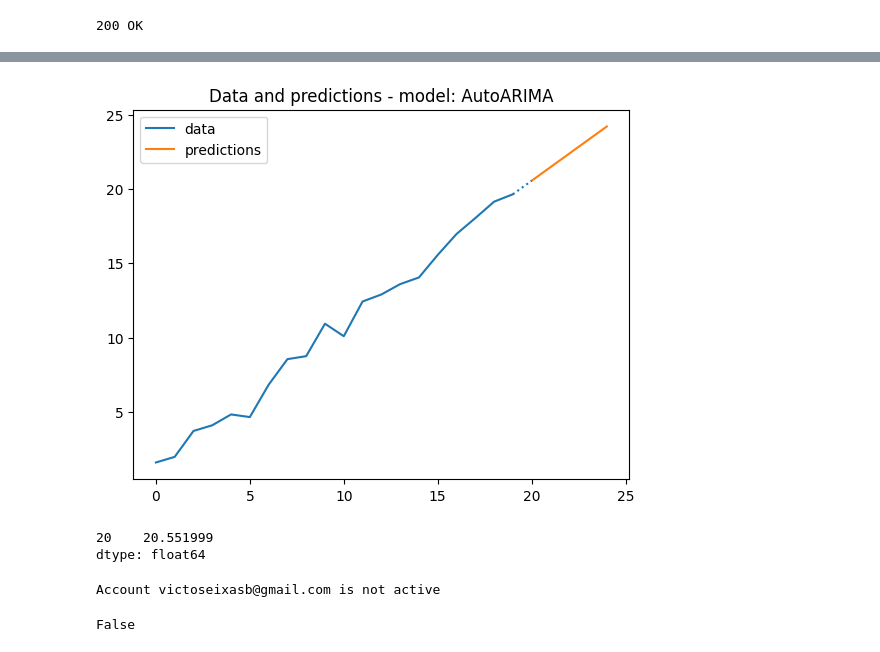
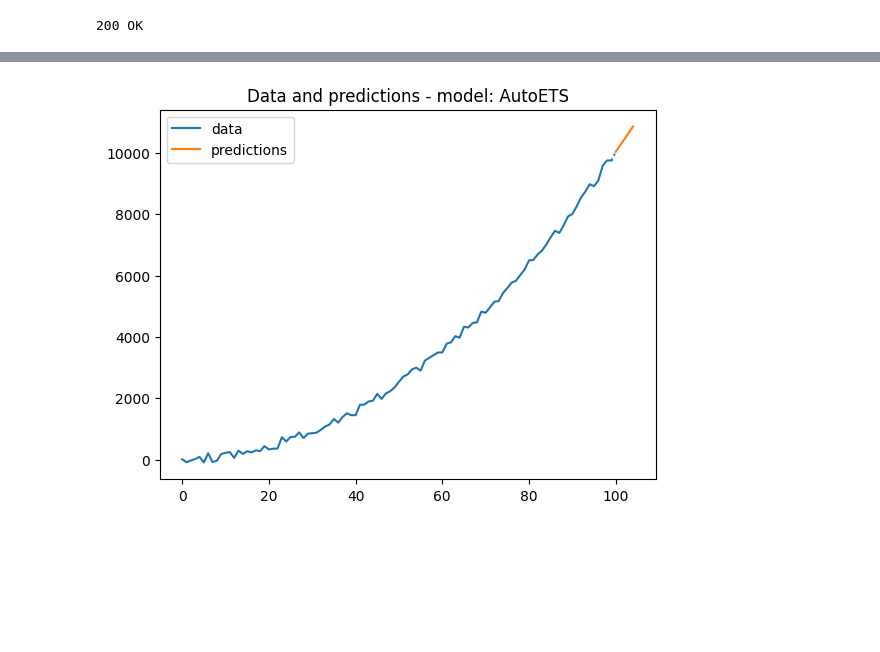
Before and after one commit to Victor-Botelho/forecast-api, a Jupyter notebook: notebooks/explore.ipynb, the cells around one changed output, grey strips where cells are left out. Cells and saved outputs as stored; diff of their text form; code cells hidden in the pictures; blank space fills up the shorter version.

```diff
--- a/notebooks/explore.ipynb
+++ b/notebooks/explore.ipynb
@@ -43,10 +42,10 @@ def generate_log(n: int, a: float, std: float = 1):
     return x, y
 
 
-# _, y = generate_linear(20, 1, 0.5)
-# _, y = generate_exponential(100, 1, 100)
-_, y = generate_sin(100, 1, 0.1)
-# _, y = generate_log(100, 1, 0.3)
+# _, y = generate_linear(100, 1, 0.5)
+_, y = generate_exponential(100, 1, 100)
+# _, y = generate_sin(100, 1, 0.1)
+# _, y = generate_log(100, 1, 0.1)
 
 # Plot the data
 plt.plot(y)
@@ -57,15 +56,14 @@ plt.show()
 # %%
 # Run a POST request to the server
 payload = {
-    'model': 'fast',
+    'model': 'cv',
     'horizon': 5,
     'series': y.round(2).tolist()
 }
 
 payload_json = json.dumps(payload)
 
-# host = 'localhost'
-url = 'https://forecast-api-fm46betxta-uc.a.run.app/forecast'
+url = 'http://localhost:8000/forecast'
 response = requests.post(url, json=payload)
 response_json = response.json()
 choice_model = response_json['model']
@@ -166,80 +76,33 @@ dtype: float64
 # Reindex the data
 y_plot = pd.Series(y)
 predictions = pd.Series(predictions, index=np.arange(len(y_plot), len(y_plot) + len(predictions)))
 
 # y_plot = pd.concat([y_plot, predictions[:1]], axis=0)
 
 # Include a vertical line to show where the data ends and the predictions begin
 # plt.axvline(predictions.index[0], color='gray', linestyle=':')
 
-bridge = np.array([y.iloc[-1], predictions.iloc[0]])
-bridge = pd.Series(bridge, index=[len(y) - 1, len(y)])
+bridge = np.array([y_plot.iloc[-1], predictions.iloc[0]])
+bridge = pd.Series(bridge, index=[len(y_plot) - 1, len(y_plot)])
 
 # Plot both the data and the predictions (in different colors)
 plt.plot(y_plot, label='data', color='tab:blue')
 
 # If there is only one prediction, plot it as a point
 if len(predictions) == 1:
     plt.plot(len(y_plot), predictions, 'o', label='prediction')
 else:
     plt.plot(predictions, label='predictions', color='tab:orange')
 
     # Include a marker on the first prediction
     # plt.plot(predictions[:1], 'o', color='tab:orange', markersize=5)
 
 plt.plot(bridge, color='tab:blue', linestyle=':')
 
 plt.legend()
 
 
 plt.title(f'Data and predictions - model: {choice_model}')
 plt.show()
 # %% [output]
-[figure, old version]
+[figure, new version]
-# %%
-predictions[:1]
-# %% [output]
-20    20.551999
-dtype: float64
-# %%
-# Take an e-mail and a project and check if there's an authentication for them for GCP
-def check_gcp_auth(email: str, project: str):
-    import subprocess
-    import json
-
-    def check_account(email: str):
-        command = f'gcloud auth list --filter="account:{email}" --format="json"'
-        output = subprocess.check_output(command, shell=True)
-        output = json.loads(output)
-
-        if output:
-            for auth in output:
-                if auth['status'] == 'ACTIVE' and auth['account'] == email:
-                    return True
-
-        return False
-
-    def check_project(project: str):
-        command = 'gcloud config get-value project'
-        output = subprocess.check_output(command, shell=True)
-        output = output.decode('utf-8').strip()
-
-        if output == project:
-            return True
-
-        return False
-
-    account_active = check_account(email)
-    if not account_active:
-        print(f'Account {email} is not active')
-        return False
-
-    project_active = check_project(project)
-    if not project_active:
-        print(f'Project {project} is not active')
-        return False
-
-check_gcp_auth('victoseixasb@gmail.com', 'gcp-experiments')
-# %% [output]
-Account victoseixasb@gmail.com is not active
-False
```
Also changed, not shown: parts of 7 cells of this notebook.
